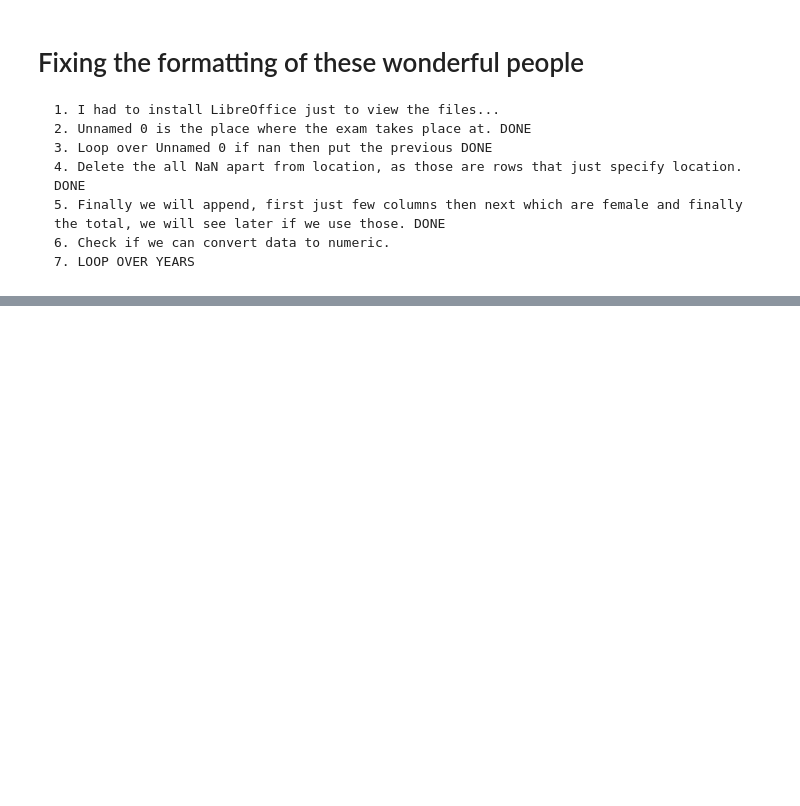
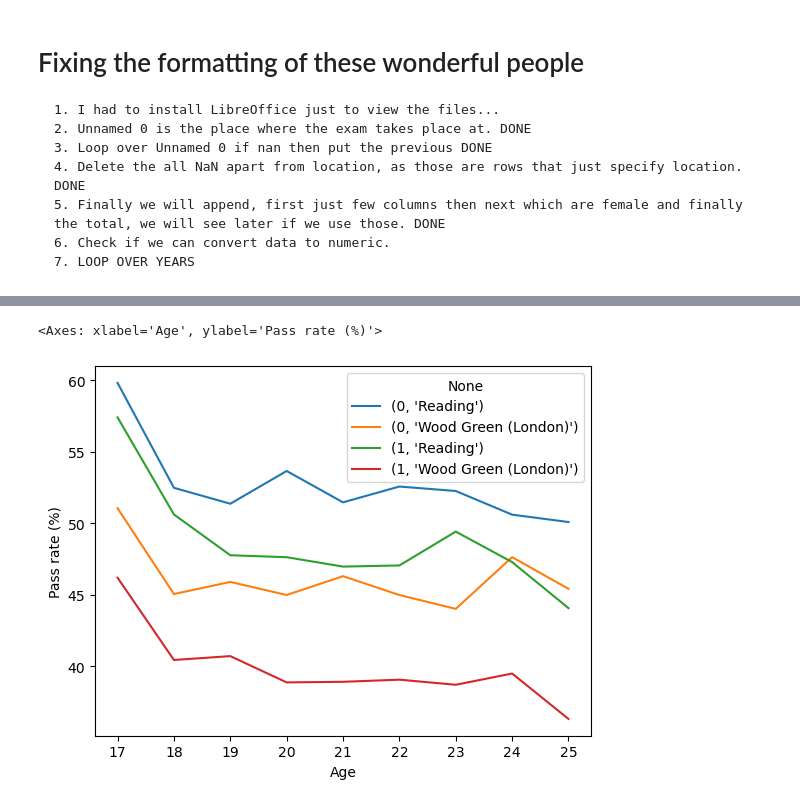
Before and after one commit to gtobias-larrauri/stats-project, a Jupyter notebook: formatting_pandas.ipynb, the cells around one changed output, grey strips where cells are left out. Cells and saved outputs as stored; diff of their text form; code cells hidden in the pictures; blank space fills up the shorter version.

Commit message:
feat: complete data reformatting, complete exploratory analysis

```diff
--- a/formatting_pandas.ipynb
+++ b/formatting_pandas.ipynb
@@ -100,0 +112,12 @@ df
+# %%
+df_reading = df[df['Location'].isin(['Wood Green (London)','Reading', 'Wood Green'])]
+# %%
+# Remove the total for the age, found in some posterior datasets and reset the index.
+
+df_reading = df_reading[df_reading['Age']!="Total"].reset_index(drop=True)
+# %%
+# Convert all ages to int.
+
+df_reading = df_reading.astype({"Age":int, "Conducted":int, "Passes":int , "Pass rate (%)":float})
+# %%
+df_reading["Location"] = df_reading["Location"].apply(lambda row: "Wood Green (London)" if row=="Wood Green" else row)
@@ -100,0 +149,5 @@ df
+# %%
+sns.lineplot(x= "Age", y="Pass rate (%)" ,hue=df_reading[['gender','Location']].apply(tuple,axis=1),data=df_reading, errorbar=None)
+# %% [output]
+<Axes: xlabel='Age', ylabel='Pass rate (%)'>
+[figure, added]
```
Also changed, not shown: parts of 20 cells of this notebook, 4 other files.
